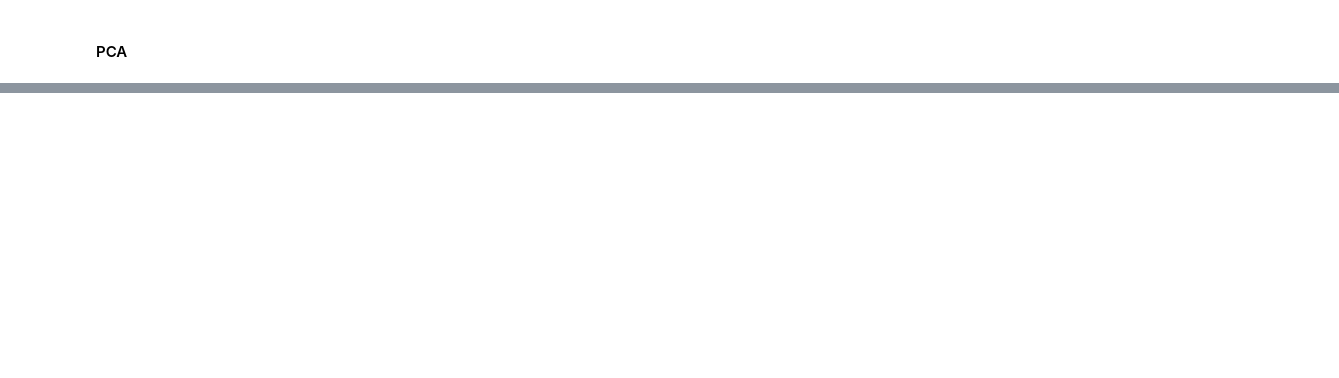
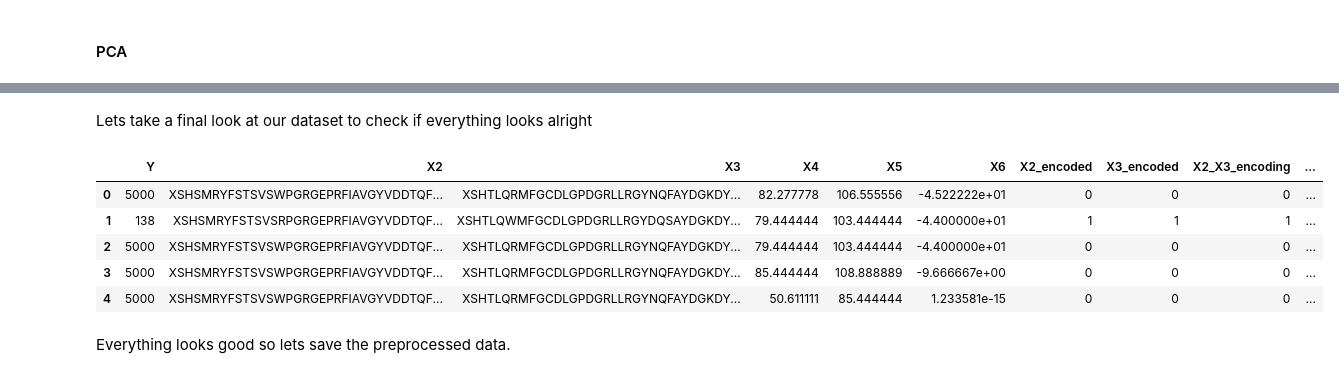
Before and after one commit to vegardbs/oncoimmunity, a Jupyter notebook: EDA.ipynb, the cells around one changed output, grey strips where cells are left out. Drawn from its saved outputs; the diff is of its cells as text; code cells hidden in the pictures; blank space fills up the shorter version.

Commit message:
added preprocessed data and training scripts

```diff
--- a/EDA.ipynb
+++ b/EDA.ipynb
@@ -355,0 +430,10 @@ encoded_df["logY"] = np.log(encoded_df["Y"]+1)
+# %%
+import torch
+
+seq_to_vec = {}
+
+with torch.no_grad():
+    for seq in seq_to_label.keys():
+        encoded_input = tokenizer(" ".join(seq), return_tensors='pt')
+        output = model(**encoded_input)
+        seq_to_vec[seq] = output.pooler_output.detach().numpy()
@@ -355,0 +442,3 @@ encoded_df["logY"] = np.log(encoded_df["Y"]+1)
+# %%
+encoded_df["X2_vec"] = encoded_df[["X2"]].applymap(lambda x: seq_to_vec[x])
+encoded_df["X3_vec"] = encoded_df[["X3"]].applymap(lambda x: seq_to_vec[x])
@@ -355,0 +447,3 @@ encoded_df["logY"] = np.log(encoded_df["Y"]+1)
+# %%
+encoded_df["Y_binary"] = (encoded_df["Y"] > 50)
+encoded_df["Y_binary"].value_counts()
@@ -355,0 +458,15 @@ encoded_df["logY"] = np.log(encoded_df["Y"]+1)
+# %%
+encoded_df["fold"] = np.random.randint(0, 5, len(encoded_df))
+# %% [markdown]
+Lets take a final look at our dataset to check if everything looks alright
+# %%
+encoded_df.head()
+# %% [output]
+|  | Y | X2 | X3 | X4 | X5 | X6 | X2_encoded | X3_encoded | X2_X3_encoding | ... |
+| 0 | 5000 | XSHSMRYFSTSVSWPGRGEPRFIAVGYVDDTQF... | XSHTLQRMFGCDLGPDGRLLRGYNQFAYDGKDY... | 82.277778 | 106.555556 | -4.522222e+01 | 0 | 0 | 0 | ... |
+| 1 | 138 | XSHSMRYFSTSVSRPGRGEPRFIAVGYVDDTQF... | XSHTLQWMFGCDLGPDGRLLRGYDQSAYDGKDY... | 79.444444 | 103.444444 | -4.400000e+01 | 1 | 1 | 1 | ... |
+| 2 | 5000 | XSHSMRYFSTSVSWPGRGEPRFIAVGYVDDTQF... | XSHTLQRMFGCDLGPDGRLLRGYNQFAYDGKDY... | 79.444444 | 103.444444 | -4.400000e+01 | 0 | 0 | 0 | ... |
+| 3 | 5000 | XSHSMRYFSTSVSWPGRGEPRFIAVGYVDDTQF... | XSHTLQRMFGCDLGPDGRLLRGYNQFAYDGKDY... | 85.444444 | 108.888889 | -9.666667e+00 | 0 | 0 | 0 | ... |
+| 4 | 5000 | XSHSMRYFSTSVSWPGRGEPRFIAVGYVDDTQF... | XSHTLQRMFGCDLGPDGRLLRGYNQFAYDGKDY... | 50.611111 | 85.444444 | 1.233581e-15 | 0 | 0 | 0 | ... |
+# %% [markdown]
+Everything looks good so lets save the preprocessed data.
```
Also changed, not shown: parts of 31 cells of this notebook, 2 other files.
